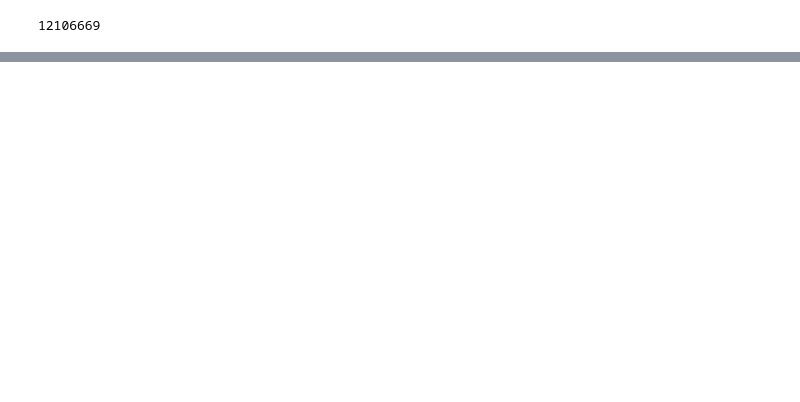
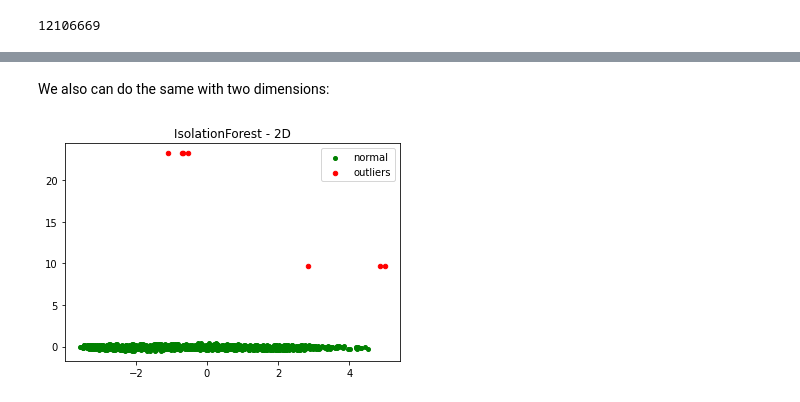
Before and after one commit to stackabletech/stackablectl, a Jupyter notebook: stacks/jupyterhub-hdfs/notebook.ipynb, the cells around one changed output, grey strips where cells are left out. Cells and saved outputs as stored; diff of their text form; code cells hidden in the pictures; blank space fills up the shorter version.

```diff
--- a/stacks/jupyterhub-hdfs/notebook.ipynb
+++ b/stacks/jupyterhub-hdfs/notebook.ipynb
@@ -147,0 +196,13 @@ total_bill = df_out.select("total_bill").toPandas()
+# %% [markdown]
+We also can do the same with two dimensions:
+# %%
+pca = PCA(2) # Reduce to k=2 dimensions
+res = pd.DataFrame(pca.fit_transform(X))
+
+_ = plt.title("IsolationForest - 2D")
+_ = plt.scatter(res.iloc[inlier_index,0], res.iloc[inlier_index,1], c='green', s=16, label="normal")
+_ = plt.scatter(res.iloc[outlier_index,0], res.iloc[outlier_index,1], c='red', s=20, edgecolor="red", label="outliers")
+_ = plt.legend()
+plt.show();
+# %% [output]
+[figure, added]
```
Also changed, not shown: parts of 11 cells of this notebook, 1 other file.
